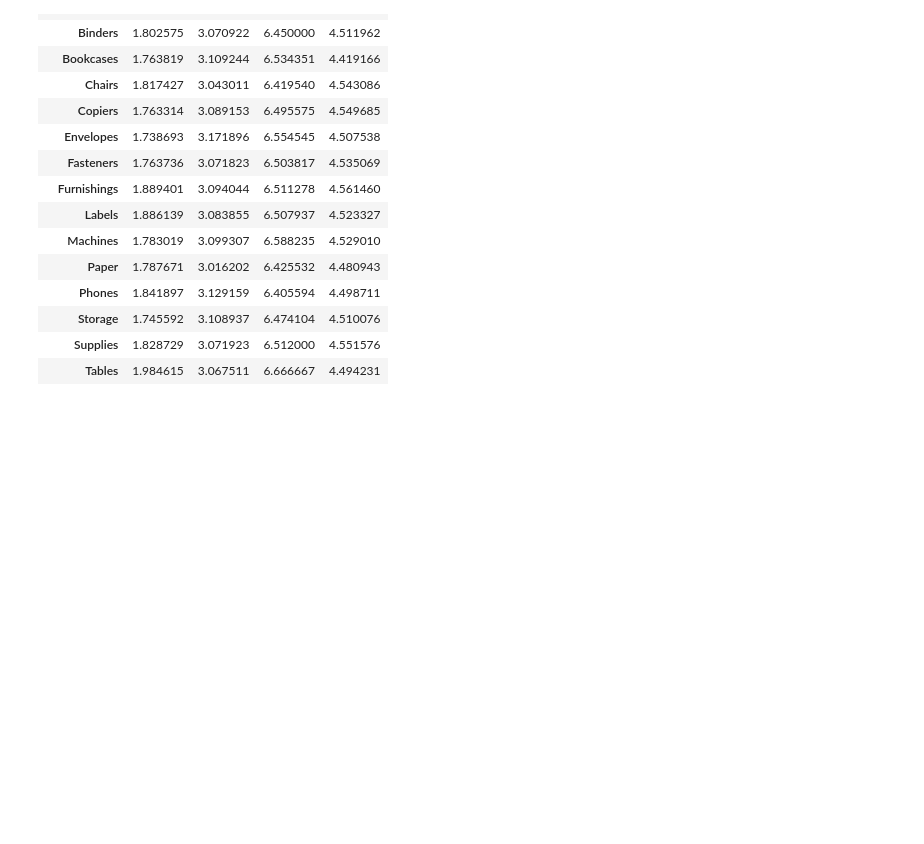
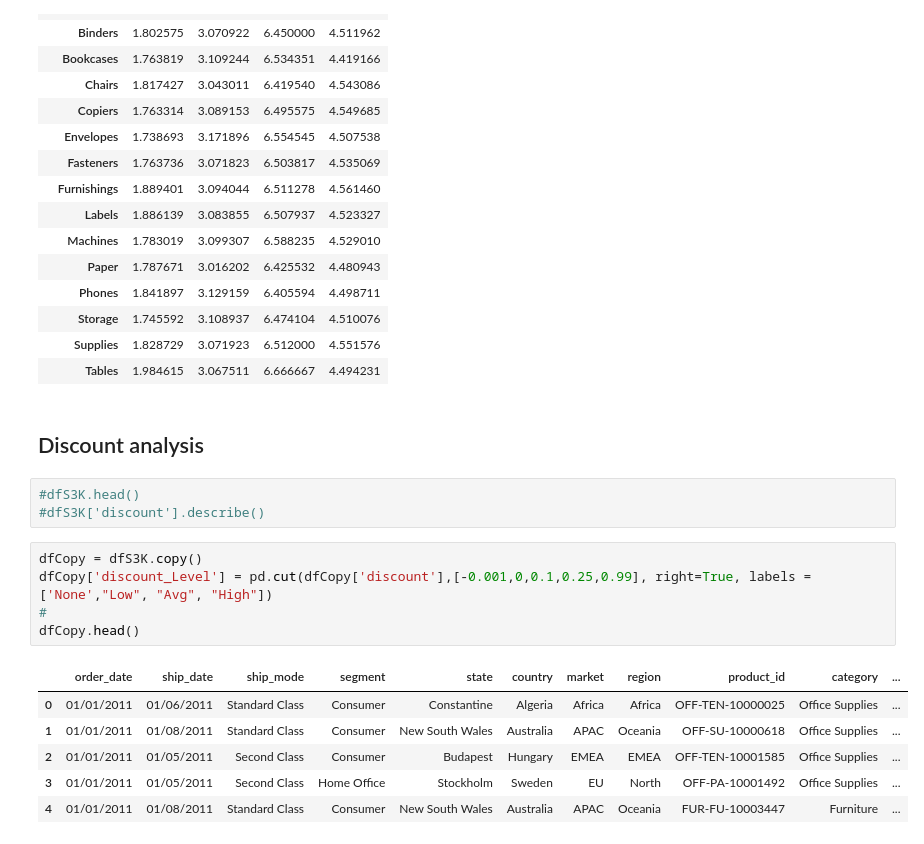
Before and after one commit to Praxis-QR/PythonForManagers, a Jupyter notebook: Superstore_Sales_Data_Analysis_2023.ipynb, the cells around one changed output. Saved outputs shown, nothing was run; the diff lists cells and outputs as text; blank space fills up the shorter version.

```diff
--- a/Superstore_Sales_Data_Analysis_2023.ipynb
+++ b/Superstore_Sales_Data_Analysis_2023.ipynb
@@ -748,3 +748,20 @@ pd.pivot_table(dfCopy[['market','sub_category','fulfill_days','order_priority']]
 | Storage | 1.745592 | 3.108937 | 6.474104 | 4.510076 |
 | Supplies | 1.828729 | 3.071923 | 6.512000 | 4.551576 |
 | Tables | 1.984615 | 3.067511 | 6.666667 | 4.494231 |
+# %% [markdown]
+## Discount analysis
+# %%
+#dfS3K.head()
+#dfS3K['discount'].describe()
+# %%
+dfCopy = dfS3K.copy()
+dfCopy['discount_Level'] = pd.cut(dfCopy['discount'],[-0.001,0,0.1,0.25,0.99], right=True, labels = ['None',"Low", "Avg", "High"])
+#
+dfCopy.head()
+# %% [output]
+|  | order_date | ship_date | ship_mode | segment | state | country | market | region | product_id | category | ... |
+| 0 | 01/01/2011 | 01/06/2011 | Standard Class | Consumer | Constantine | Algeria | Africa | Africa | OFF-TEN-10000025 | Office Supplies | ... |
+| 1 | 01/01/2011 | 01/08/2011 | Standard Class | Consumer | New South Wales | Australia | APAC | Oceania | OFF-SU-10000618 | Office Supplies | ... |
+| 2 | 01/01/2011 | 01/05/2011 | Second Class | Consumer | Budapest | Hungary | EMEA | EMEA | OFF-TEN-10001585 | Office Supplies | ... |
+| 3 | 01/01/2011 | 01/05/2011 | Second Class | Home Office | Stockholm | Sweden | EU | North | OFF-PA-10001492 | Office Supplies | ... |
+| 4 | 01/01/2011 | 01/08/2011 | Standard Class | Consumer | New South Wales | Australia | APAC | Oceania | FUR-FU-10003447 | Furniture | ... |
```
Also changed, not shown: parts of 5 cells of this notebook.
